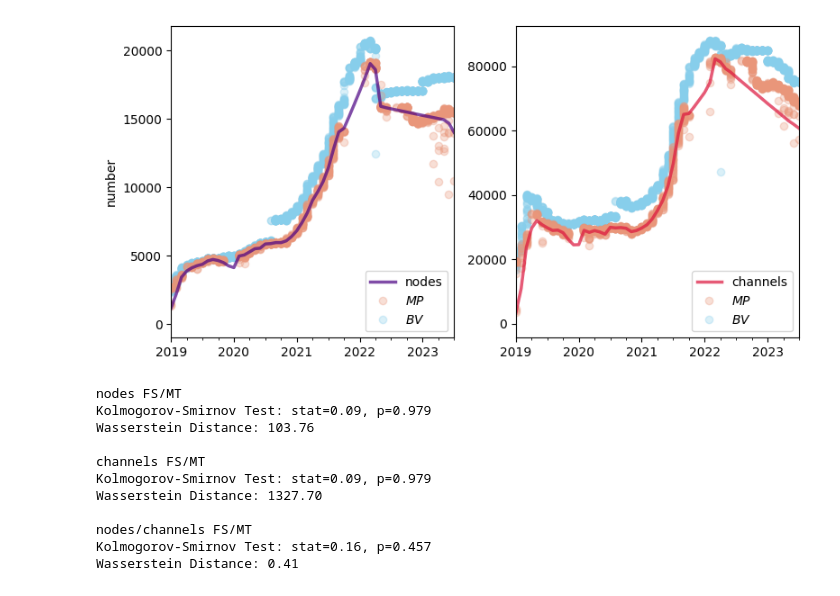
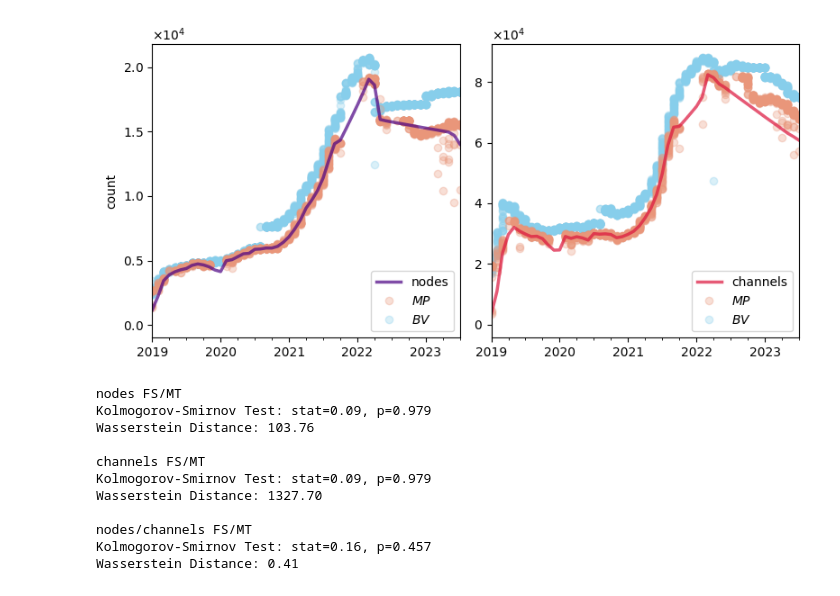
Before and after one commit to Ellariel/ln-data-preparation, a Jupyter notebook: view.ipynb, the cells around one changed output. Cells and saved outputs as stored; diff of their text form; code cells hidden in the pictures.

```diff
--- a/view.ipynb
+++ b/view.ipynb
@@ -29,7 +29,7 @@ bv = pd.read_csv(os.path.join(data_dir, 'bvisuals.csv'),
 mt = pd.read_csv(os.path.join(data_dir, 'mempool.csv'),
                         parse_dates=True, index_col=0, sep=';')
 mt.drop('capacity', axis=1, inplace=True)
-fs = pd.read_csv(os.path.join(data_dir, 'shapes_.csv'), parse_dates=True, index_col=1)\
+fs = pd.read_csv(os.path.join(data_dir, 'shapes.csv'), parse_dates=True, index_col=1)\
         .rename(columns={'edges': 'channels'}).fillna(0)
 fs.drop(['file_name', 'timestamp'], axis=1, inplace=True)
 
@@ -46,4 +46,3 @@ df = pd.merge(df, bv.reset_index()\
 df = df.set_index('datetime').asfreq('1M').dropna()
 for c in df.columns:
     df[f"{c}_"] = deseasonalize_and_detrend(df[c])
-df
@@ -74,12 +54,11 @@ def fig1(file_name='fig1.png', show_figure=False, dpi=1200):
                         parse_dates=True, index_col=0, sep=';')
     mt.drop('capacity', axis=1, inplace=True)
     mt = mt[(mt['nodes'] > 1300)]
-    fs = pd.read_csv(os.path.join(data_dir, 'shapes_.csv'), parse_dates=True, index_col=1)\
+    fs = pd.read_csv(os.path.join(data_dir, 'shapes.csv'), parse_dates=True, index_col=1)\
         .rename(columns={'edges': 'channels'}).fillna(0)
     fs.drop(['file_name', 'timestamp'], axis=1, inplace=True)
     fs = fs.asfreq('D').interpolate().resample('1M').mean()#.astype(int)
     fig = plt.figure(figsize=(8, 4))
-
     ax = fig.add_subplot(1, 2, 1)
     fs[['nodes']].rename(columns={'nodes': '_A'})\
                         .plot(ax=ax, linewidth=0.001)
@@ -90,43 +69,49 @@ def fig1(file_name='fig1.png', show_figure=False, dpi=1200):
     fs[['nodes']].plot(ax=ax, linewidth=2.5, color='indigo',
             alpha=0.7)
 
+    xfmt = ScalarFormatter(useMathText=True)
+    xfmt.set_powerlimits((0,0))
+    ax.yaxis.set_major_formatter(xfmt)
     ax.set_xlim(left=datetime(2019, 1, 1), right=datetime(2023, 7, 23))
-    ax.set_ylabel('number')
+    ax.set_ylabel('count')
     ax.set_xlabel(None)
 
     handles, labels = ax.get_legend_handles_labels()
     labels, handles = zip(*sorted(zip(labels, handles),
                                 reverse=True,
                                 key=lambda t: t[0]))
     ax.legend(handles[:4], labels[:4], loc='lower right')
 
     ax = fig.add_subplot(1, 2, 2)
     fs[['channels']].rename(columns={'channels': '_A'})\
                         .plot(ax=ax, linewidth=0.001)
     bv[['channels']].rename(columns={'channels': '$BV$'})\
         .plot(ax=ax, style='o', lw=0.3, color='skyblue', alpha=0.3)
     mt[['channels']].rename(columns={'channels': '$MP$'})\
         .plot(ax=ax, style='o', lw=0.3, color='darksalmon', alpha=0.3)
     fs[['channels']].plot(ax=ax, linewidth=2.5, color='crimson',
             alpha=0.7)
 
+    xfmt = ScalarFormatter(useMathText=True)
+    xfmt.set_powerlimits((0,0))
+    ax.yaxis.set_major_formatter(xfmt)
     ax.set_xlim(left=datetime(2019, 1, 1), right=datetime(2023, 7, 23))
     #ax.set_ylabel('number')
     ax.set_xlabel(None)
 
     handles, labels = ax.get_legend_handles_labels()
     labels, handles = zip(*sorted(zip(labels, handles),
                                 reverse=True,
                                 key=lambda t: t[0]))
     ax.legend(handles[:4], labels[:4], loc='lower right')
 
     fig.tight_layout()
-    #fig.savefig(os.path.join(data_dir, file_name), dpi=dpi, bbox_inches='tight')
+    fig.savefig(os.path.join(misc_dir, file_name), dpi=dpi, bbox_inches='tight', format='png')
     if show_figure:
         plt.show()
 fig1()
 # %% [output]
-[figure, old version]
+[figure, new version]
 # %%
 pairs = {'nodes FS/MT': (df.nodes_fs, df.nodes_mt),
          'channels FS/MT': (df.channels_fs, df.channels_mt),
```
Also changed, not shown: parts of 2 cells of this notebook, 3 other files.
